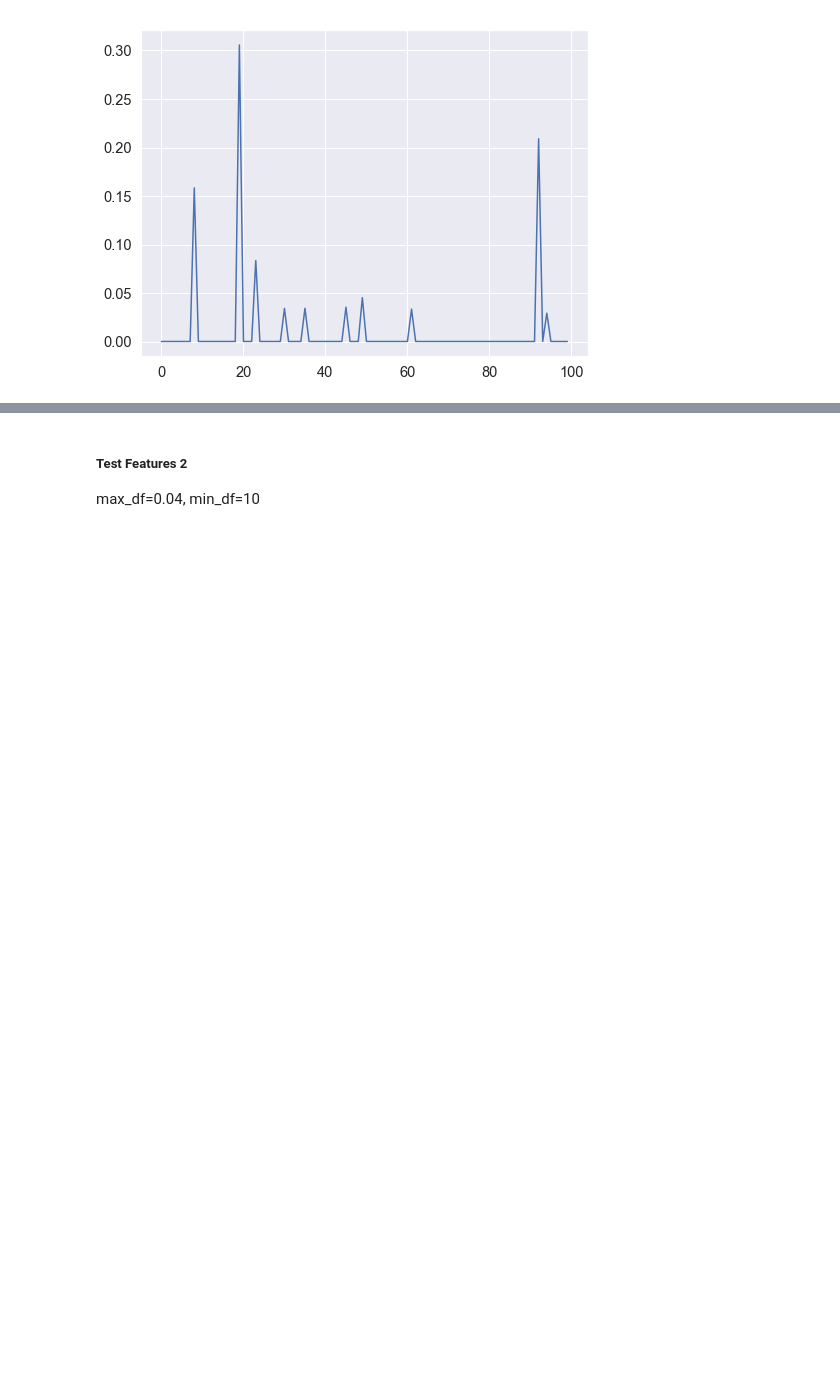
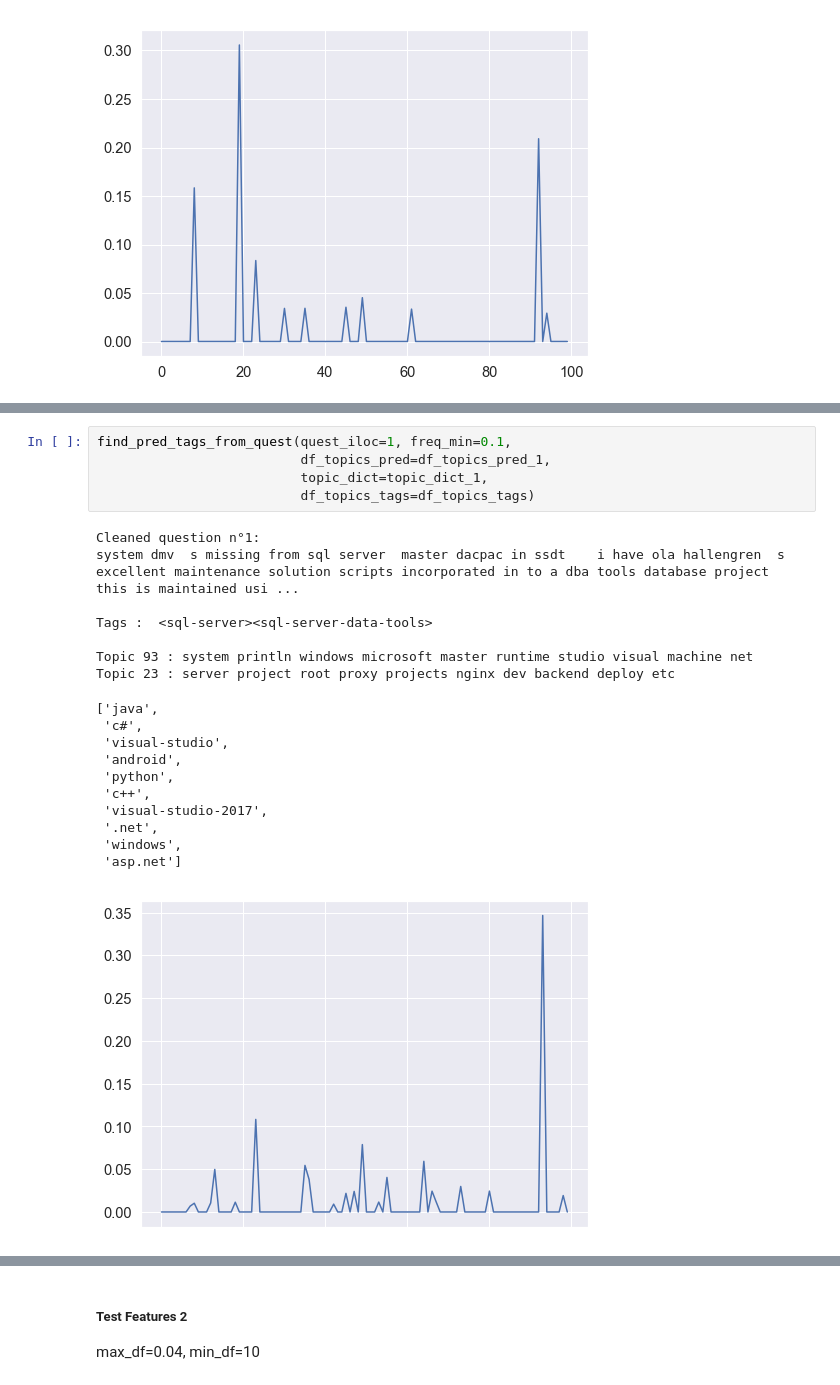
Before and after one commit to jeugregg/Stack-Overflow-tagger, a Jupyter notebook: 01_OC_IML_Project_5_explorations.ipynb, the cells around one changed output, grey strips where cells are left out. Drawn from its saved outputs; the diff is of its cells as text; blank space fills up the shorter version.

```diff
--- a/01_OC_IML_Project_5_explorations.ipynb
+++ b/01_OC_IML_Project_5_explorations.ipynb
@@ -1644,0 +1721,24 @@ Name: 3, Length: 123, dtype: object
+# %%
+find_pred_tags_from_quest(quest_iloc=1, freq_min=0.1,
+                          df_topics_pred=df_topics_pred_1,
+                          topic_dict=topic_dict_1,
+                          df_topics_tags=df_topics_tags)
+# %% [output]
+Cleaned question n°1:
+system dmv  s missing from sql server  master dacpac in ssdt    i have ola hallengren  s excellent maintenance solution scripts incorporated in to a dba tools database project   this is maintained usi ...
+
+Tags :  <sql-server><sql-server-data-tools>
+
+Topic 93 : system println windows microsoft master runtime studio visual machine net
+Topic 23 : server project root proxy projects nginx dev backend deploy etc
+['java',
+ 'c#',
+ 'visual-studio',
+ 'android',
+ 'python',
+ 'c++',
+ 'visual-studio-2017',
+ '.net',
+ 'windows',
+ 'asp.net']
+[figure, added]
```
Also changed, not shown: parts of 105 cells of this notebook.
